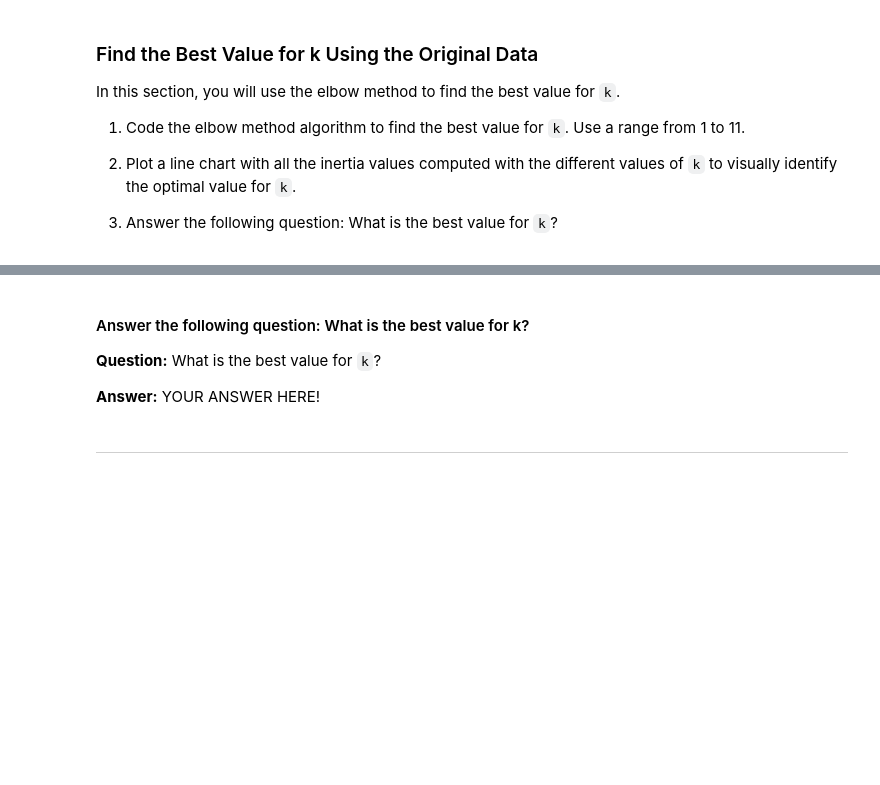
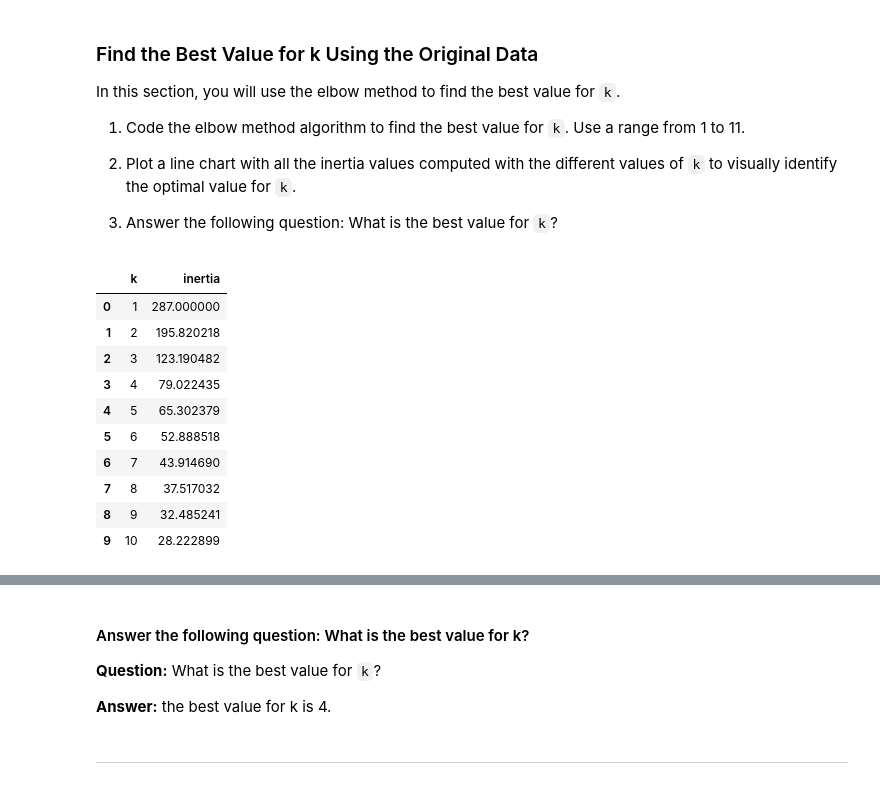
Before and after one commit to billybishop21/crypto_clusters, a Jupyter notebook: crypto_investments.ipynb, the cells around one changed output, grey strips where cells are left out. Drawn from its saved outputs; the diff is of its cells as text; code cells hidden in the pictures; blank space fills up the shorter version.

Commit message:
value for k = 4

```diff
--- a/crypto_investments.ipynb
+++ b/crypto_investments.ipynb
@@ -133,7 +130,7 @@ In this section, you will use the elbow method to find the best value for `k`.
 # %%
 # Create a list with the number of k-values to try
 # Use a range from 1 to 11
-k = list(range(1,5))
+k = list(range(1,11))
 # %%
 # Create an empy list to store the inertia values
 inertia = []
@@ -150,12 +147,25 @@ for i in k:
 # %%
 # Create a dictionary with the data to plot the Elbow curve
 elbow_data = {
     "k":k,
     "inertia":inertia
 }
 
 # Create a DataFrame with the data to plot the Elbow curve
 df_elbow = pd.DataFrame(elbow_data)
+df_elbow
+# %% [output]
+|  | k | inertia |
+| 0 | 1 | 287.000000 |
+| 1 | 2 | 195.820218 |
+| 2 | 3 | 123.190482 |
+| 3 | 4 | 79.022435 |
+| 4 | 5 | 65.302379 |
+| 5 | 6 | 52.888518 |
+| 6 | 7 | 43.914690 |
+| 7 | 8 | 37.517032 |
+| 8 | 9 | 32.485241 |
+| 9 | 10 | 28.222899 |
 # %%
 # Plot a line chart with all the inertia values computed with
 # the different values of k to visually identify the optimal value for k.
@@ -171,7 +180,7 @@ df_elbow.hvplot.line(
 #### Answer the following question: What is the best value for k?
 **Question:** What is the best value for `k`?
 
-**Answer:** YOUR ANSWER HERE!
+**Answer:** the best value for k is 4.
 # %% [markdown]
 ---
 # %% [markdown]
```
Also changed, not shown: parts of 2 cells of this notebook.
